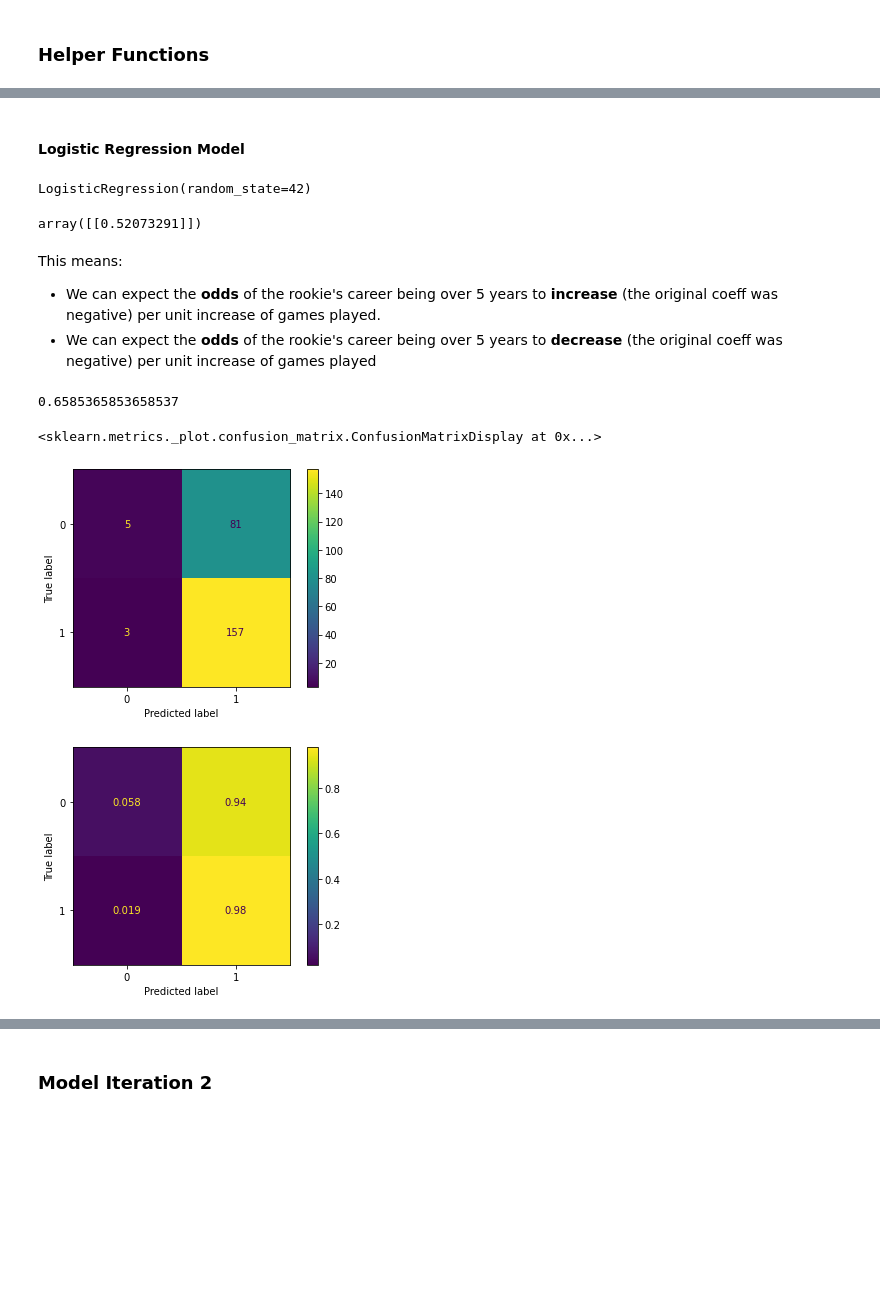
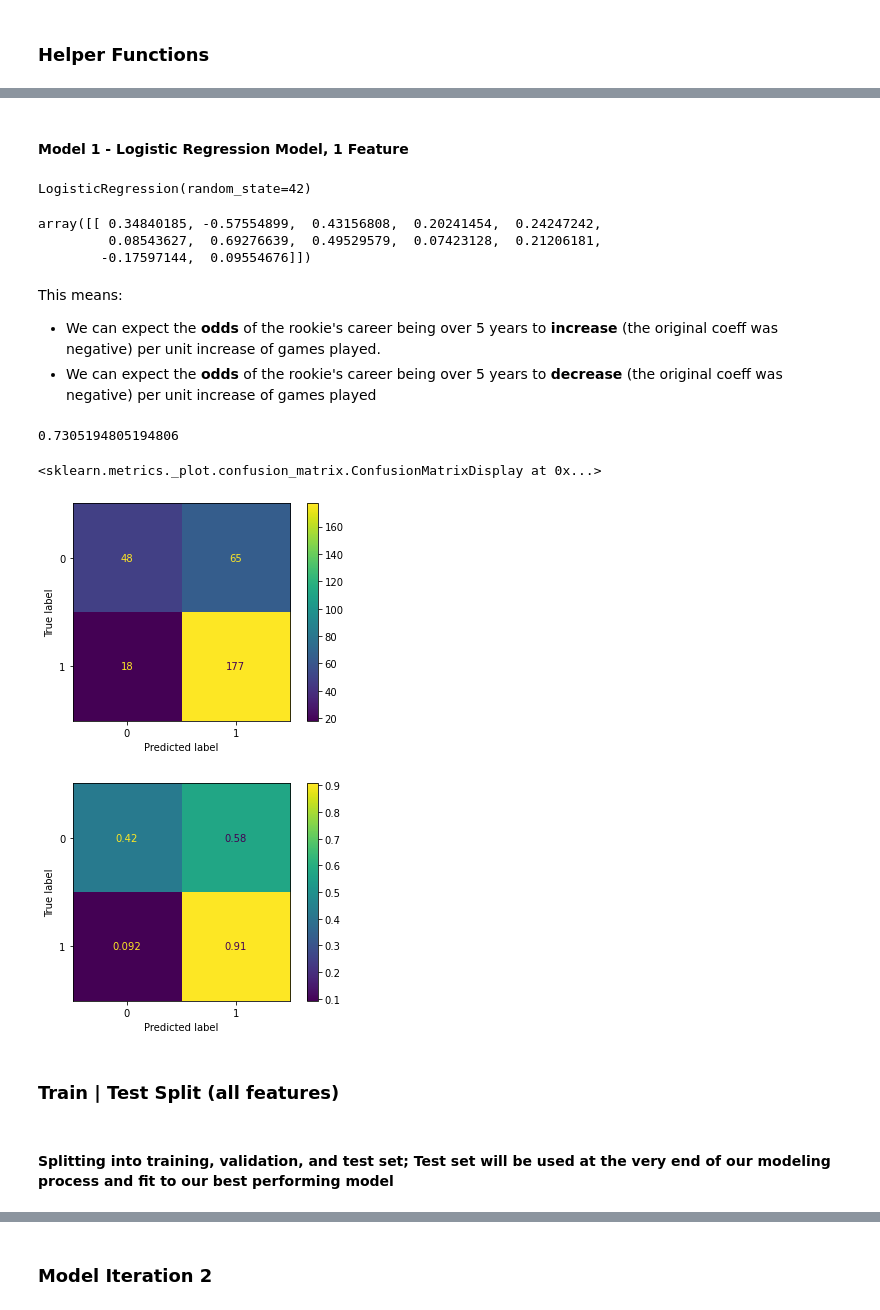
Before and after one commit to serajkhazei/Project_3, a Jupyter notebook: Rookie 5 Year Predictions.ipynb, the cells around one changed output, grey strips where cells are left out. Saved outputs shown, nothing was run; the diff lists cells and outputs as text; code cells hidden in the pictures; blank space fills up the shorter version.

Commit message:
Updated base model, minor train/test changes

```diff
--- a/Rookie 5 Year Predictions.ipynb
+++ b/Rookie 5 Year Predictions.ipynb
@@ -132,8 +132,13 @@ y = df['target_5yrs']
 # %%
-
-
 # first, split into training and testing data
-X_train, X_test, y_train, y_test = train_test_split(X, y, test_size=0.2, random_state=42)
-
-# splitting the training data into training and validation data
-X_train, X_val, y_train, y_val = train_test_split(X_train, y_train, test_size=0.25, random_state=42)
+X_train, X_test, y_train, y_test = train_test_split(X, y, test_size=0.25, random_state=42)
+# %%
+base_tree = DecisionTreeClassifier(random_state=42)
+
+base_tree.fit(X_train, y_train)
+
+tree_preds = base_tree.predict(X_test)
+
+print(classification_report(y_test, tree_preds))
+
+plot_confusion_matrix(base_tree,X_test,y_test)
@@ -140,3 +168,5 @@ X_train, X_val, y_train, y_val = train_test_split(X_train, y_train, test_size=0.
+# %% [markdown]
+#### Model 1 - Logistic Regression Model, 1 Feature
 # %%
 # scaling the data
 scaler = StandardScaler()
@@ -146,6 +175,4 @@ scaled_X_val = scaler.transform(X_val)
 scaled_X_test = scaler.transform(X_test)
-# %% [markdown]
-#### Logistic Regression Model
 # %%
 # base model --> default parameters
 log_model = LogisticRegression(random_state=42)
@@ -157,7 +184,9 @@ LogisticRegression(random_state=42)
 # %%
 log_model.coef_
 # %% [output]
-array([[0.52073291]])
+array([[ 0.34840185, -0.57554899,  0.43156808,  0.20241454,  0.24247242,
+         0.08543627,  0.69276639,  0.49529579,  0.07423128,  0.21206181,
+        -0.17597144,  0.09554676]])
 # %% [markdown]
 This means:
 * We can expect the **odds** of the rookie's career being over 5 years to **increase** (the original coeff was negative) per unit increase of games played.
@@ -167,11 +196,15 @@ y_pred = log_model.predict(scaled_X_val)
 # %%
-accuracy_score(y_val,y_pred)
+accuracy_score(y_test,y_pred)
 # %% [output]
-0.6585365853658537
+0.7305194805194806
 # %%
-plot_confusion_matrix(log_model, scaled_X_val, y_val)
-plot_confusion_matrix(log_model, scaled_X_val, y_val,normalize='true')
+plot_confusion_matrix(log_model, scaled_X_test, y_test)
+plot_confusion_matrix(log_model, scaled_X_test, y_test,normalize='true')
 # %% [output]
 <sklearn.metrics._plot.confusion_matrix.ConfusionMatrixDisplay at 0x...>
-[figure, old version]
+[figure, new version]
-[figure, old version]
+[figure, new version]
+# %% [markdown]
+### Train | Test Split (all features)
+# %% [markdown]
+#### Splitting into training, validation, and test set; Test set will be used at the very end of our modeling process and fit to our best performing model
```
Also changed, not shown: parts of 19 cells of this notebook, 1 other file.
